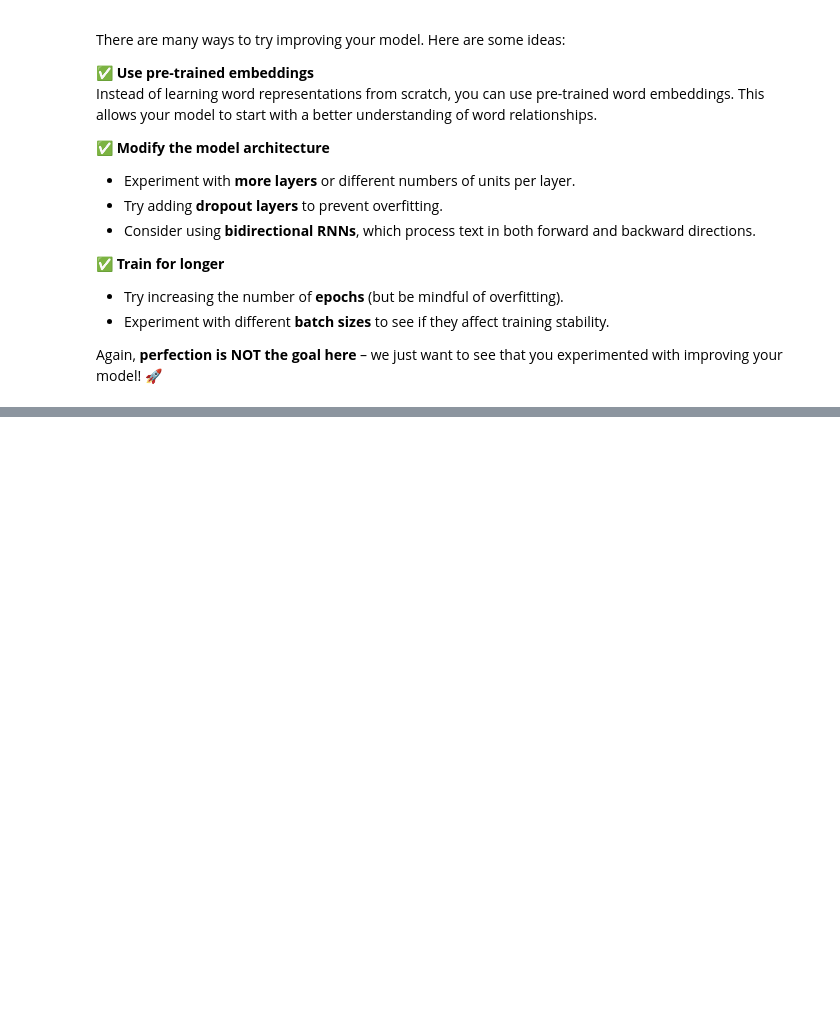
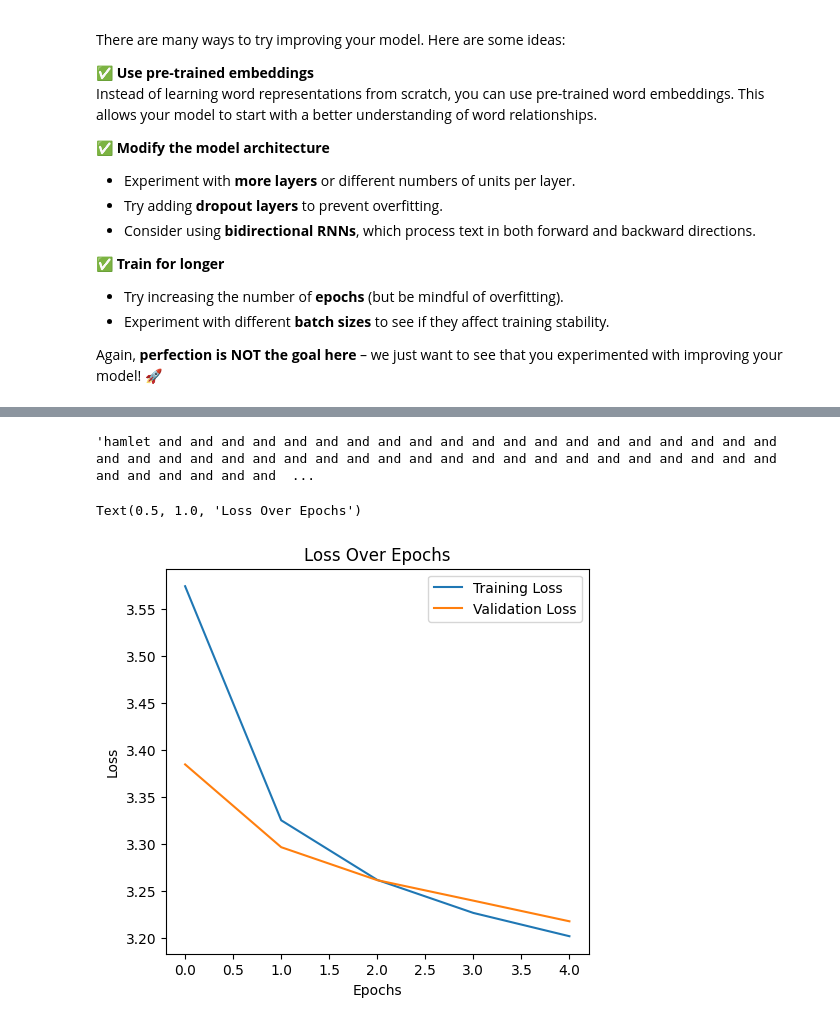
Before and after one commit to tintingong/deep_learning, a Jupyter notebook: 02_activities/assignments/Copy_of_assignment_2.ipynb, the cells around one changed output, grey strips where cells are left out. Cells and saved outputs as stored; diff of their text form; code cells hidden in the pictures; blank space fills up the shorter version.

```diff
--- a/02_activities/assignments/Copy_of_assignment_2.ipynb
+++ b/02_activities/assignments/Copy_of_assignment_2.ipynb
@@ -534,0 +556,26 @@ embedding_layer = Embedding(
+# %%
+from tensorflow.keras.models import Sequential
+from tensorflow.keras.layers import Embedding, LSTM, Dense
+
+
+# Hyperparameters
+#EMBEDDING_DIM = 50
+#N_CLASSES = 100 # This is same as VOCAB_SIZE which is Number of target classes
+LSTM_UNITS = 64  # Number of LSTM neurons
+
+
+# Model architecture
+model = Sequential([
+    Embedding(
+    VOCAB_SIZE, 100, weights=[embedding_matrix], trainable=False), # NEw embedding layer
+    LSTM(LSTM_UNITS),  # LSTM layer
+
+    Dense(N_CLASSES, activation='softmax')  # Softmax activation , Output layer for word prediction
+])
+
+model.summary()
+
+model.compile(loss='categorical_crossentropy', optimizer='adam', metrics=['accuracy'])
+
+history_PretrainLayer = model.fit(X_train, y_train, validation_split=0.1,
+          epochs=5, batch_size=128)
@@ -535,3 +606,23 @@ embedding_layer = Embedding(
 # %%
 # Test the text generation function
 generate_text(model, tokenizer, 'hamlet', SEQ_LENGTH)
+# %% [output]
+'hamlet and and and and and and and and and and and and and and and and and and and and and and and and and and and and and and and and and and and and and and and and and and and and and and and and  ...
+# %%
+## see the result after improved layer
+
+import matplotlib.pyplot as plt
+
+# Plot loss
+plt.figure(figsize=(12, 5))
+
+plt.subplot(1, 2, 1)
+plt.plot(history_PretrainLayer.history['loss'], label='Training Loss')
+plt.plot(history_PretrainLayer.history['val_loss'], label='Validation Loss')
+plt.xlabel('Epochs')
+plt.ylabel('Loss')
+plt.legend()
+plt.title('Loss Over Epochs')
+# %% [output]
+Text(0.5, 1.0, 'Loss Over Epochs')
+[figure, added]
```
Also changed, not shown: parts of 10 cells of this notebook.
